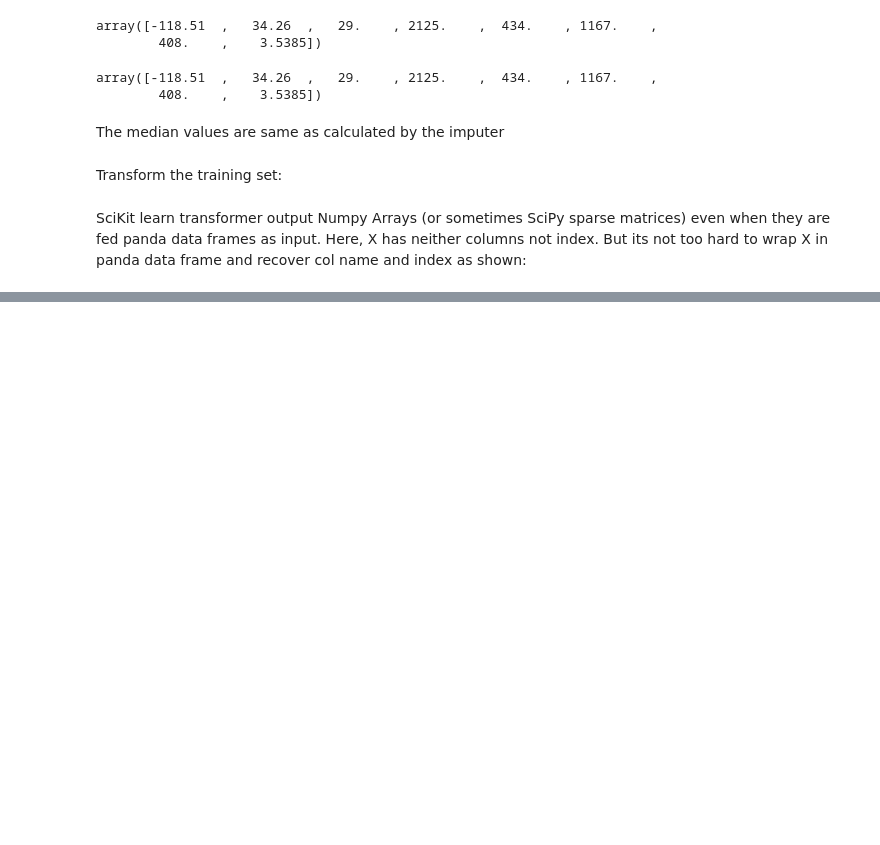
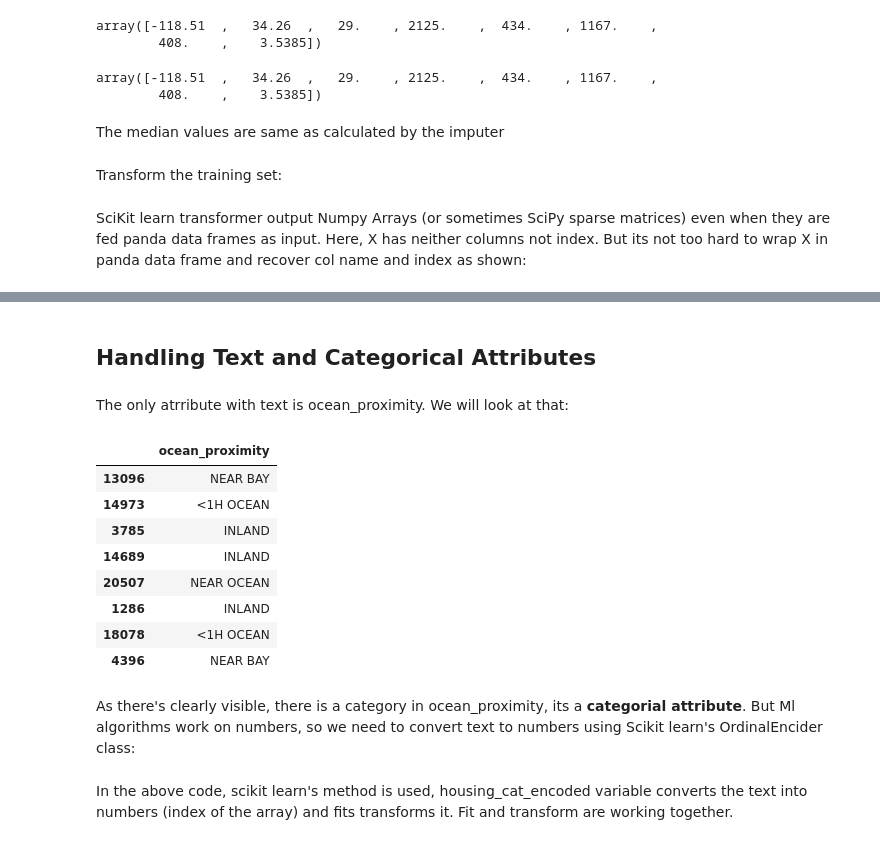
Before and after one commit to sonalsinghk/HandsOnML, a Jupyter notebook: 2_end_to_end_ml_sonal.ipynb, the cells around one changed output, grey strips where cells are left out. Saved outputs shown, nothing was run; the diff lists cells and outputs as text; code cells hidden in the pictures; blank space fills up the shorter version.

```diff
--- a/2_end_to_end_ml_sonal.ipynb
+++ b/2_end_to_end_ml_sonal.ipynb
@@ -519,3 +519,22 @@ housing_tr.loc[null_row_idx].head()
 | 11889 | -118.05 | 34.04 | 33.0 | 1348.0 | 434.0 | 1098.0 | 257.0 | ... |
 | 20325 | -118.88 | 34.17 | 15.0 | 4260.0 | 434.0 | 1701.0 | 669.0 | ... |
 | 14360 | -117.87 | 33.62 | 8.0 | 1266.0 | 434.0 | 375.0 | 183.0 | ... |
+# %% [markdown]
+## Handling Text and Categorical Attributes
+# %% [markdown]
+The only atrribute with text is ocean_proximity. We will look at that:
+# %%
+housing_cat = housing[["ocean_proximity"]]
+housing_cat.head(8)      # first 8
+# %% [output]
+|  | ocean_proximity |
+| 13096 | NEAR BAY |
+| 14973 | <1H OCEAN |
+| 3785 | INLAND |
+| 14689 | INLAND |
+| 20507 | NEAR OCEAN |
+| 1286 | INLAND |
+| 18078 | <1H OCEAN |
+| 4396 | NEAR BAY |
+# %% [markdown]
+As there's clearly visible, there is a category in ocean_proximity, its a **categorial attribute**. But Ml algorithms work on numbers, so we need to convert text to numbers using Scikit learn's OrdinalEncider class:
@@ -521,0 +546,2 @@ housing_tr.loc[null_row_idx].head()
+# %% [markdown]
+In the above code, scikit learn's method is used, housing_cat_encoded variable converts the text into numbers (index of the array) and fits transforms it. Fit and transform are working together.
```
Also changed, not shown: parts of 29 cells of this notebook.
